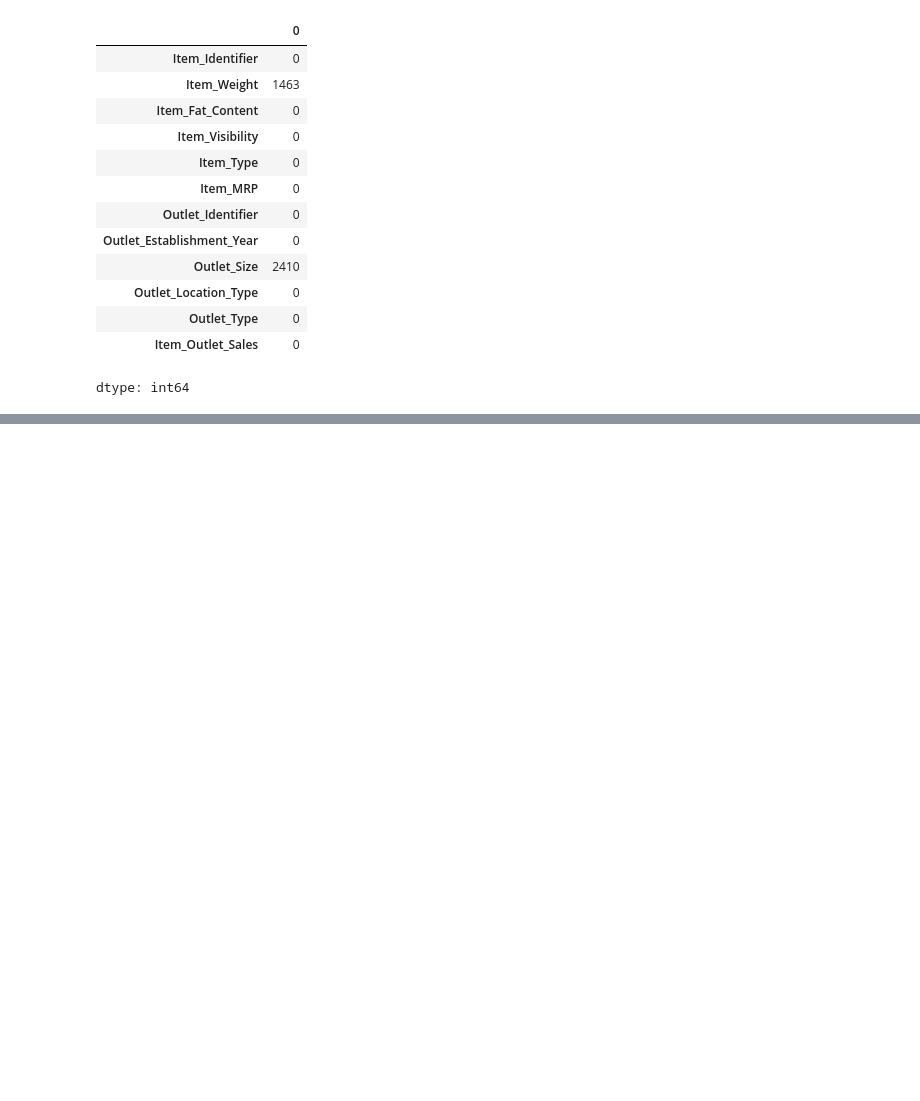
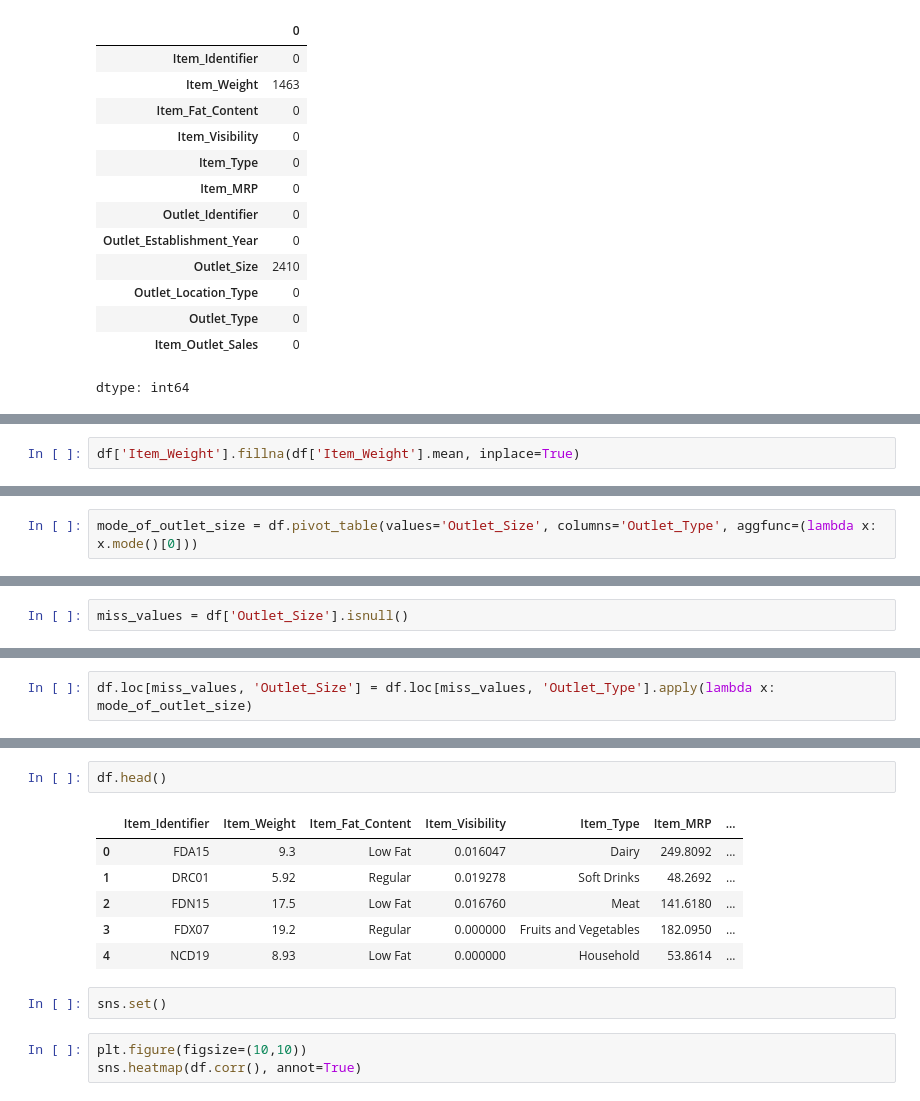
Before and after one commit to addetsi/Big-Mart-Sales-Prediction, a Jupyter notebook: Big_Mart_Sales_Prediction.ipynb, the cells around one changed output, grey strips where cells are left out. Drawn from its saved outputs; the diff is of its cells as text; blank space fills up the shorter version.

```diff
--- a/Big_Mart_Sales_Prediction.ipynb
+++ b/Big_Mart_Sales_Prediction.ipynb
@@ -57,0 +84,2 @@ dtype: int64
+# %%
+df['Item_Weight'].fillna(df['Item_Weight'].mean, inplace=True)
@@ -57,0 +116,2 @@ dtype: int64
+# %%
+mode_of_outlet_size = df.pivot_table(values='Outlet_Size', columns='Outlet_Type', aggfunc=(lambda x: x.mode()[0]))
@@ -57,0 +123,2 @@ dtype: int64
+# %%
+miss_values = df['Outlet_Size'].isnull()
@@ -57,0 +142,2 @@ dtype: int64
+# %%
+df.loc[miss_values, 'Outlet_Size'] = df.loc[miss_values, 'Outlet_Type'].apply(lambda x: mode_of_outlet_size)
@@ -57,0 +173,14 @@ dtype: int64
+# %%
+df.head()
+# %% [output]
+|  | Item_Identifier | Item_Weight | Item_Fat_Content | Item_Visibility | Item_Type | Item_MRP | ... |
+| 0 | FDA15 | 9.3 | Low Fat | 0.016047 | Dairy | 249.8092 | ... |
+| 1 | DRC01 | 5.92 | Regular | 0.019278 | Soft Drinks | 48.2692 | ... |
+| 2 | FDN15 | 17.5 | Low Fat | 0.016760 | Meat | 141.6180 | ... |
+| 3 | FDX07 | 19.2 | Regular | 0.000000 | Fruits and Vegetables | 182.0950 | ... |
+| 4 | NCD19 | 8.93 | Low Fat | 0.000000 | Household | 53.8614 | ... |
+# %%
+sns.set()
+# %%
+plt.figure(figsize=(10,10))
+sns.heatmap(df.corr(), annot=True)
```
Also changed, not shown: parts of 8 cells of this notebook.
